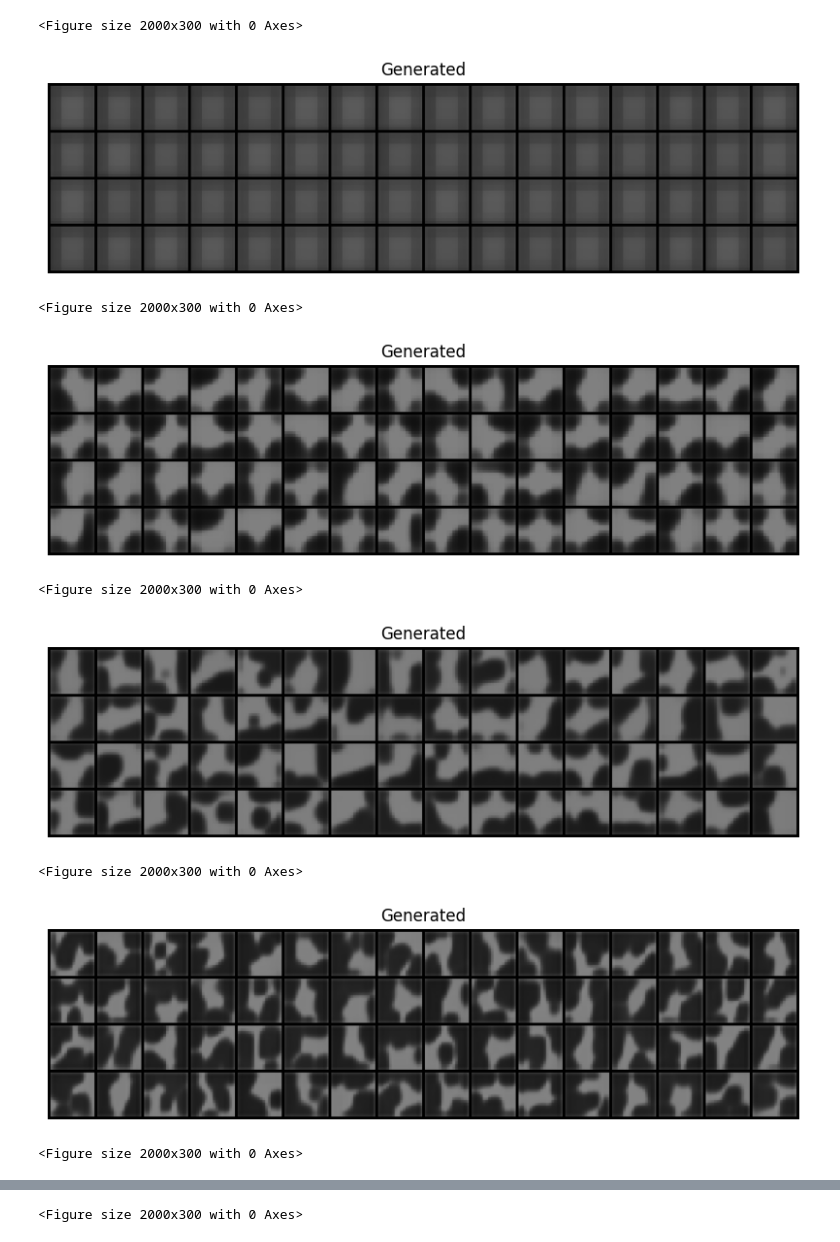
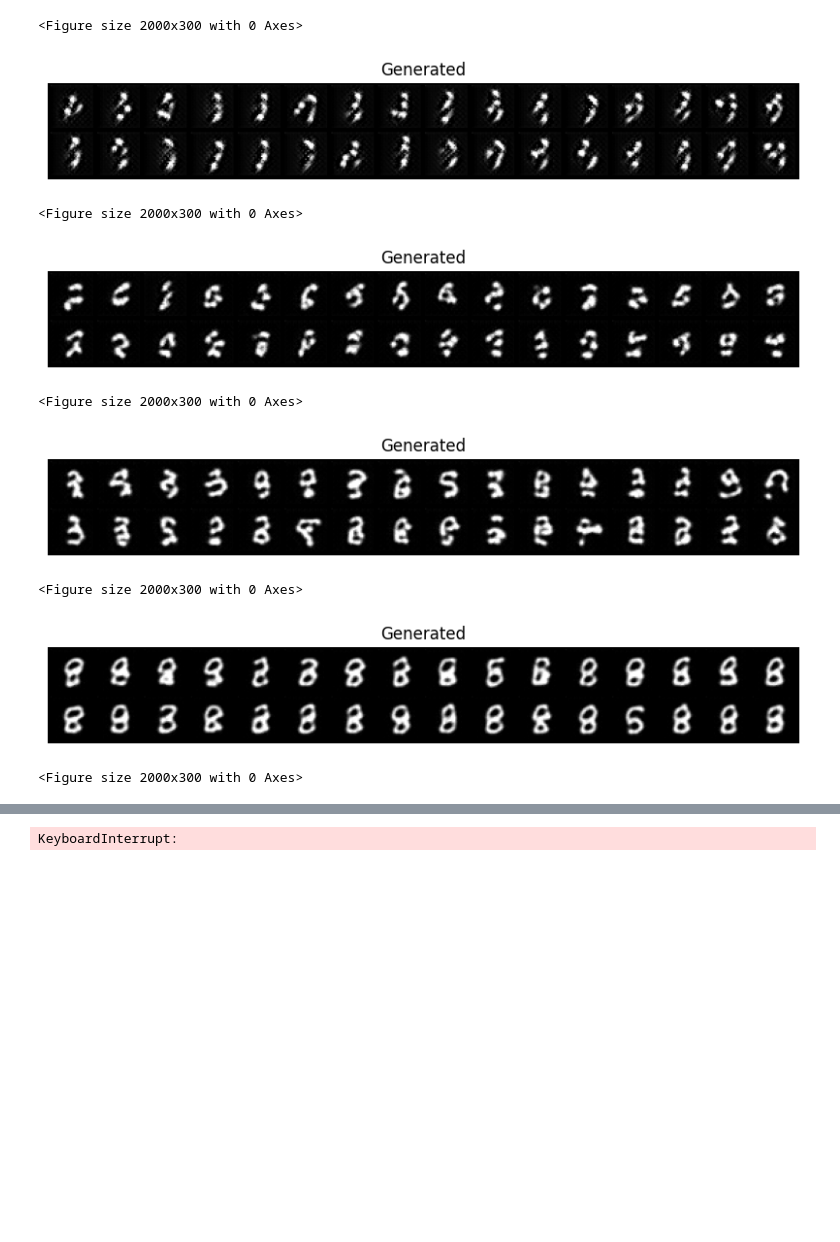
Before and after one commit to karanravindra/nn-zoo, a Jupyter notebook: qmnist/diffusion.ipynb, the cells around one changed output, grey strips where cells are left out. Drawn from its saved outputs; the diff is of its cells as text; code cells hidden in the pictures; blank space fills up the shorter version.

```diff
--- a/qmnist/diffusion.ipynb
+++ b/qmnist/diffusion.ipynb
@@ -1,5 +1,5 @@
 # %%
-device = 'cpu'
+device = 'mps'
 # %%
 import torch
 import torch.nn as nn
@@ -15,12 +15,12 @@ transforms = torchvision.transforms.Compose([
 ])
 
 train_dataset = torchvision.datasets.QMNIST('data', train=True, download=True, transform=transforms)
-test_dataset = torchvision.datasets.QMNIST('data', train=False, download=True, transform=transforms)
+# test_dataset = torchvision.datasets.QMNIST('data', train=False, download=True, transform=transforms)
 
-train_loader = torch.utils.data.DataLoader(train_dataset, batch_size=64, shuffle=True, num_workers=4, persistent_workers=True)
-test_loader = torch.utils.data.DataLoader(test_dataset, batch_size=64, shuffle=False)
+train_loader = torch.utils.data.DataLoader(train_dataset, batch_size=32, shuffle=False, num_workers=2, pin_memory=True)
+# test_loader = torch.utils.data.DataLoader(test_dataset, batch_size=64, shuffle=False)
 
 print(f"Training with {len(train_dataset)} samples")
-print(f"Testing with {len(test_dataset)} samples")
+# print(f"Testing with {len(test_dataset)} samples")
 # %% [output]
 Training with 60000 samples
@@ -44,16 +57,10 @@ plt.show()
 # %%
 def generate(model, noise, steps, y=None):
     model.eval()
-    if y is None:
-        y = torch.randint(0, 10, (noise.size(0),), device=noise.device)
 
     with torch.no_grad():
         for t in range(steps):
-            noise = model(
-                noise,
-                torch.as_tensor(y, device=device),
-                torch.as_tensor(torch.full_like(y, t), device=device),
-            )
+            noise = model(noise, torch.tensor([t] * noise.size(0), device=device))
 
     return noise
 # %%
@@ -202,45 +482,40 @@ optimizer = optim.Adam(model.parameters(), lr=1e-3)
 # %%
+total_steps = 10
+
 model = model.to(device)
 for epoch in range(10):
     model.train()
 
     with tqdm.tqdm(total=len(train_loader), dynamic_ncols=True) as tq:
         tq.set_description(f"Train :: Epoch: {epoch}/{10}")
 
-        for x, y in train_loader:
+        for idx, (x, y) in enumerate(train_loader):
             tq.update(1)
             x, y = x.to(device), y.to(device)
-            total_loss = 0
 
-            noisy_imgs = noiser(x, 10)
+            t = torch.randint(0, total_steps, (x.size(0),), device=device)
+            noise = torch.rand_like(x)
+            noisy_imgs = step_noiser(x, noise, t, total_steps)
+            target = step_noiser(x, noise, t+1, total_steps)
 
-            for t, (sample, target) in enumerate(zip(noisy_imgs, noisy_imgs[1:])):
-                optimizer.zero_grad()
-                pred = model(
-                    sample,
-                    torch.as_tensor(y, device=device),
-                    torch.as_tensor(torch.full_like(y, t), device=device),
-                )
-                loss = criterion(pred, target)
+            optimizer.zero_grad()
+            out = model(noisy_imgs, t)
+            loss = criterion(out, x)
+            loss.backward()
+            optimizer.step()
 
-                loss.backward()
-                optimizer.step()
+            tq.set_postfix(loss=loss.item())
 
-                total_loss += loss.item()
-
-            tq.set_postfix_str(f"Loss: {total_loss:.4f}")
-
-
-            if tq.n % 10 == 0:
+            if idx % 500 == 0:
                 model.eval()
-                plot(train_loader, model, 10)
+                plot(train_loader, model, total_steps)
 # %% [output]
 <Figure size 2000x300 with 0 Axes>
-[figure, old version]
+[figure, new version]
 <Figure size 2000x300 with 0 Axes>
-[figure, old version]
+[figure, new version]
 <Figure size 2000x300 with 0 Axes>
-[figure, old version]
+[figure, new version]
 <Figure size 2000x300 with 0 Axes>
-[figure, old version]
+[figure, new version]
 <Figure size 2000x300 with 0 Axes>
@@ -248 +523 @@ for epoch in range(10):
-<Figure size 2000x300 with 0 Axes>
+KeyboardInterrupt:
```
Also changed, not shown: parts of 8 cells of this notebook, 1 other file.
